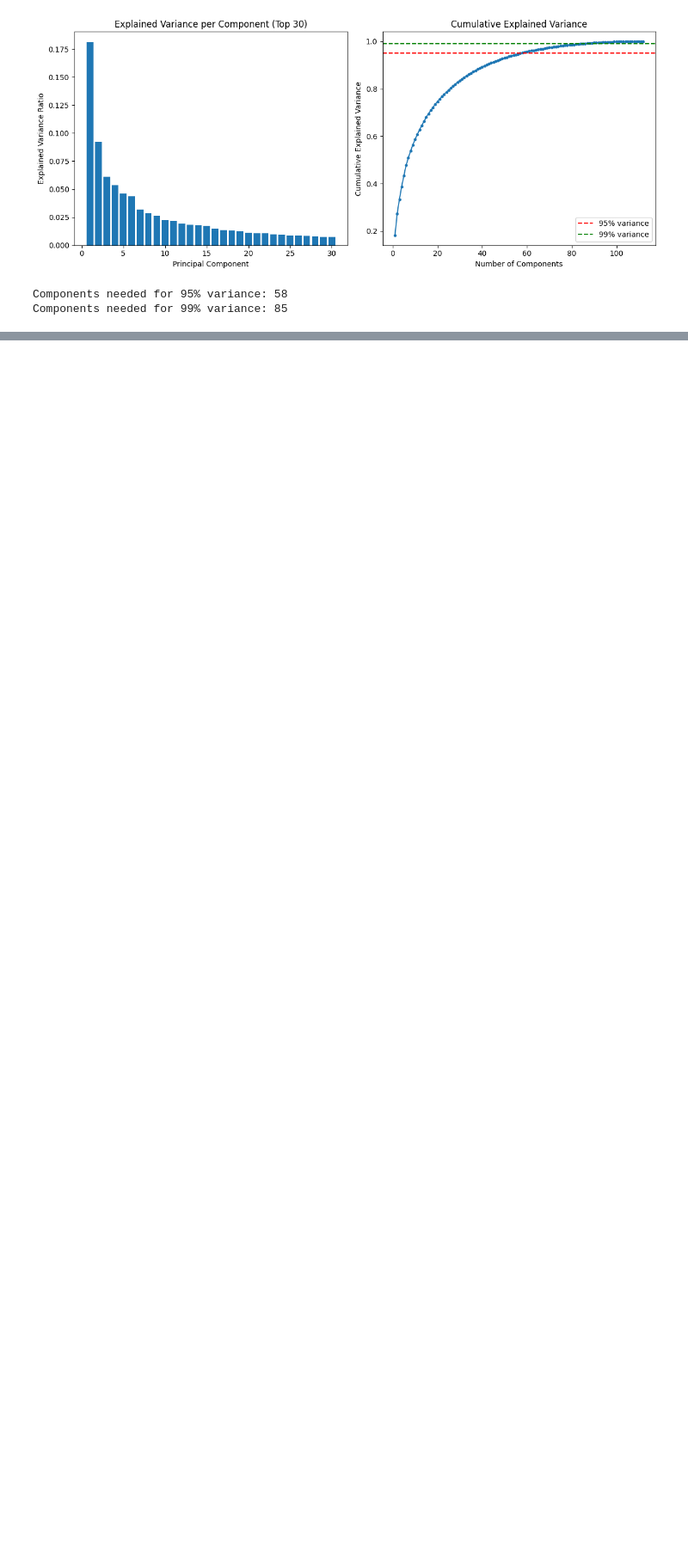
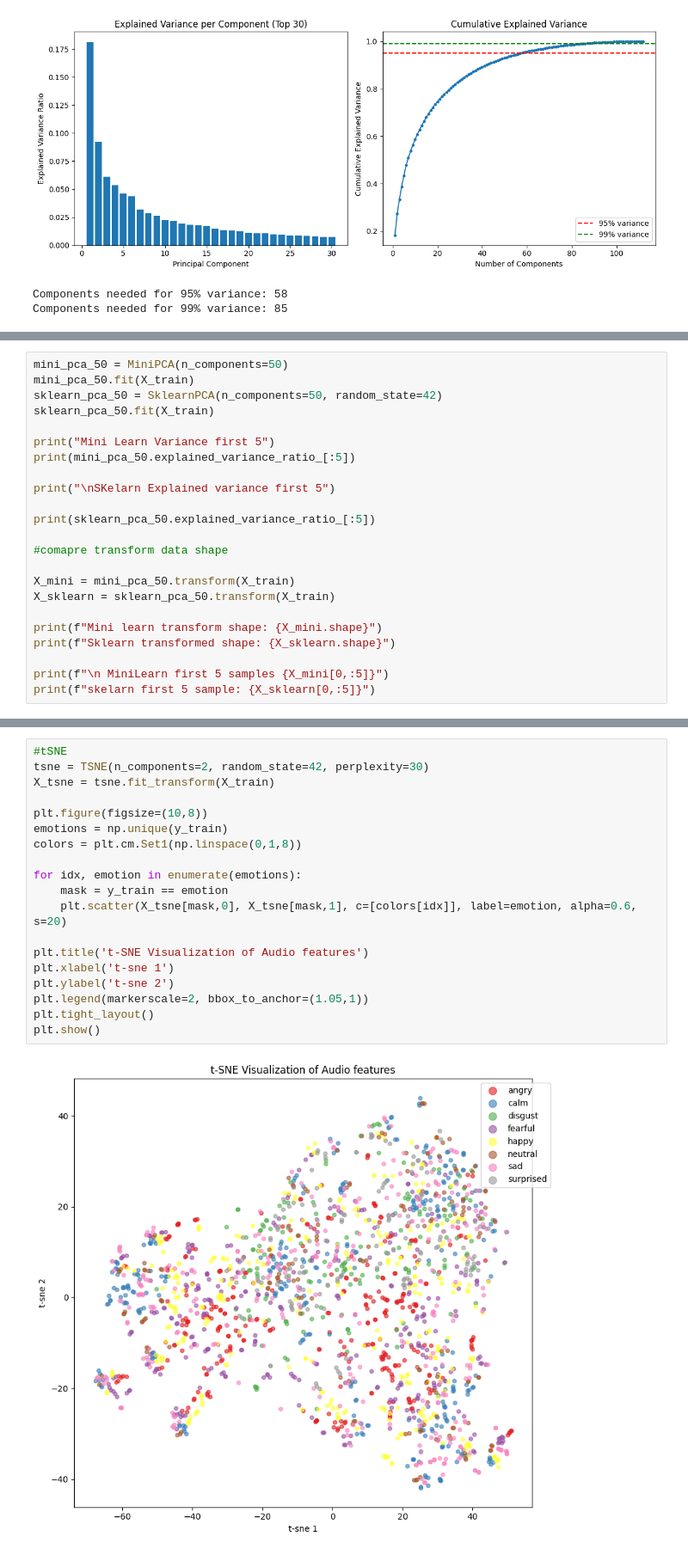
Before and after one commit to Alex-Abreu3/Project_CSE432-532, a Jupyter notebook: SER_Project/notebooks/week12_dimensionality_reduction.ipynb, the cells around one changed output, grey strips where cells are left out. Shown at 86% size. Drawn from its saved outputs; the diff is of its cells as text; blank space fills up the shorter version.

```diff
--- a/SER_Project/notebooks/week12_dimensionality_reduction.ipynb
+++ b/SER_Project/notebooks/week12_dimensionality_reduction.ipynb
@@ -132,0 +173,23 @@ for n in n_components_list:
+# %%
+mini_pca_50 = MiniPCA(n_components=50)
+mini_pca_50.fit(X_train)
+sklearn_pca_50 = SklearnPCA(n_components=50, random_state=42)
+sklearn_pca_50.fit(X_train)
+
+print("Mini Learn Variance first 5")
+print(mini_pca_50.explained_variance_ratio_[:5])
+
+print("\nSKelarn Explained variance first 5")
+
+print(sklearn_pca_50.explained_variance_ratio_[:5])
+
+#comapre transform data shape
+
+X_mini = mini_pca_50.transform(X_train)
+X_sklearn = sklearn_pca_50.transform(X_train)
+
+print(f"Mini learn transform shape: {X_mini.shape}")
+print(f"Sklearn transformed shape: {X_sklearn.shape}")
+
+print(f"\n MiniLearn first 5 samples {X_mini[0,:5]}")
+print(f"skelarn first 5 sample: {X_sklearn[0,:5]}")
@@ -132,0 +242,21 @@ for n in n_components_list:
+# %%
+#tSNE
+tsne = TSNE(n_components=2, random_state=42, perplexity=30)
+X_tsne = tsne.fit_transform(X_train)
+
+plt.figure(figsize=(10,8))
+emotions = np.unique(y_train)
+colors = plt.cm.Set1(np.linspace(0,1,8))
+
+for idx, emotion in enumerate(emotions):
+    mask = y_train == emotion
+    plt.scatter(X_tsne[mask,0], X_tsne[mask,1], c=[colors[idx]], label=emotion, alpha=0.6, s=20)
+
+plt.title('t-SNE Visualization of Audio features')
+plt.xlabel('t-sne 1')
+plt.ylabel('t-sne 2')
+plt.legend(markerscale=2, bbox_to_anchor=(1.05,1))
+plt.tight_layout()
+plt.show()
+# %% [output]
+[figure, added]
```
Also changed, not shown: parts of 5 cells of this notebook.
